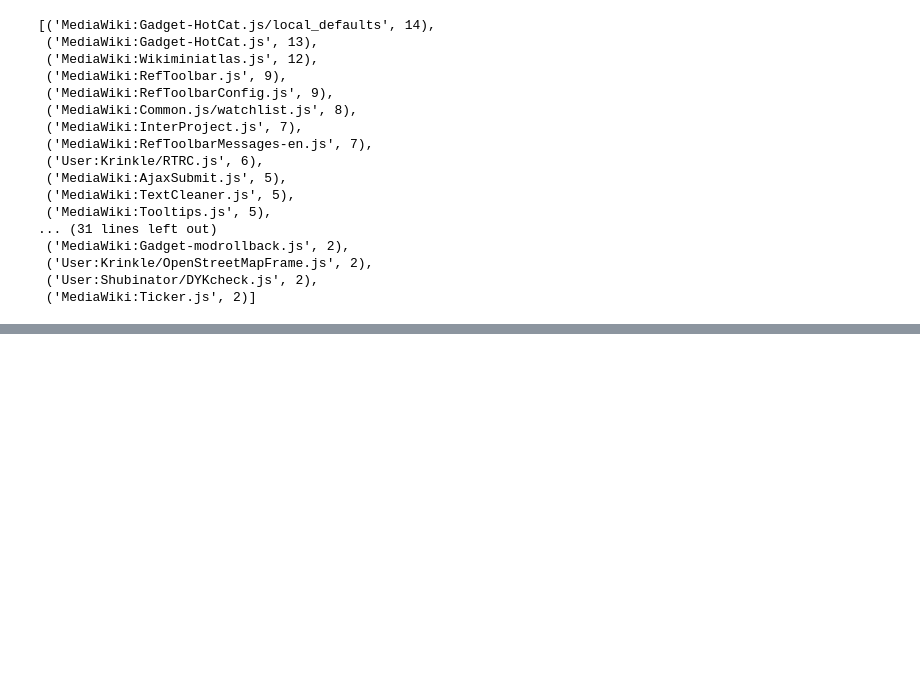
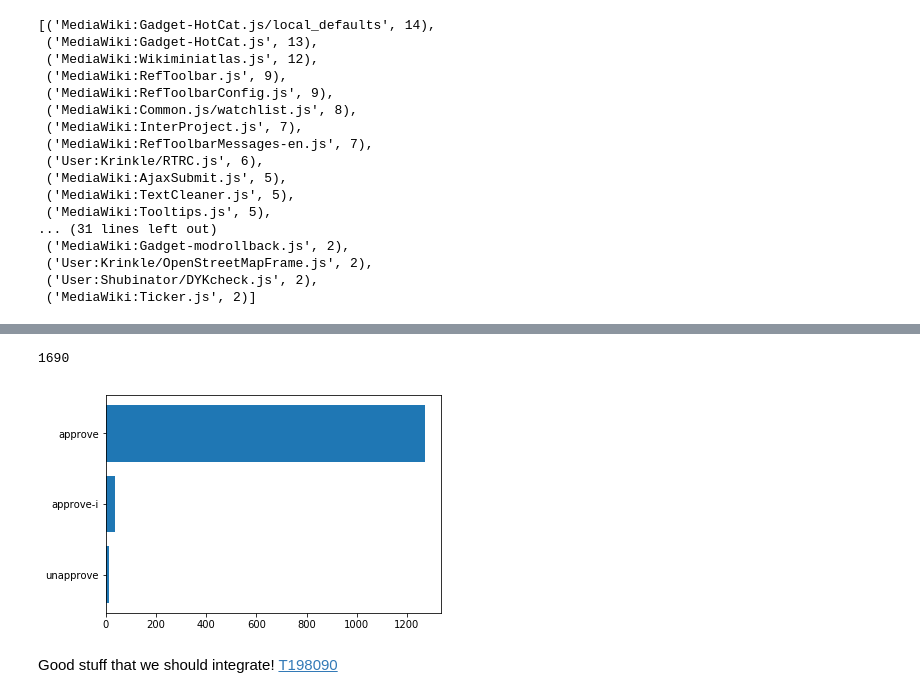
Before and after one commit to adamwight/jade-workflows, a Jupyter notebook: patrol workflows.ipynb, the cells around one changed output, grey strips where cells are left out. Cells and saved outputs as stored; diff of their text form; code cells hidden in the pictures; blank space fills up the shorter version.

Commit message:
Some stats for PageTriage and FlaggedRevs

```diff
--- a/patrol workflows.ipynb
+++ b/patrol workflows.ipynb
@@ -365,0 +421,32 @@ counts
+# %%
+with open("flaggedrevs_dewiki.tsv", "r") as f:
+    logs = csv.DictReader(f, dialect='excel-tab')
+
+    unique_users = set()
+    action_log = []
+
+    for line in logs:
+        unique_users.add(line["log_user"])
+        # "Automatic" reviews should be ignored for our purposes,
+        # since they are algorithmically generated.
+        if not re.search(r"-.?a$", line["log_action"]):
+            action_log.append(line["log_action"])
+
+len(unique_users)
+# %% [output]
+1690
+# %%
+counts = Counter(action_log).most_common()
+
+pos = np.arange(len(counts))
+counts.reverse()
+plt.barh(
+    pos,
+    [c[1] for c in counts],
+    tick_label=[c[0] for c in counts],
+)
+plt.show()
+# %% [output]
+[figure, added]
+# %% [markdown]
+Good stuff that we should integrate!  [T198090](https://phabricator.wikimedia.org/T198090)
```
Also changed, not shown: parts of 8 cells of this notebook.
